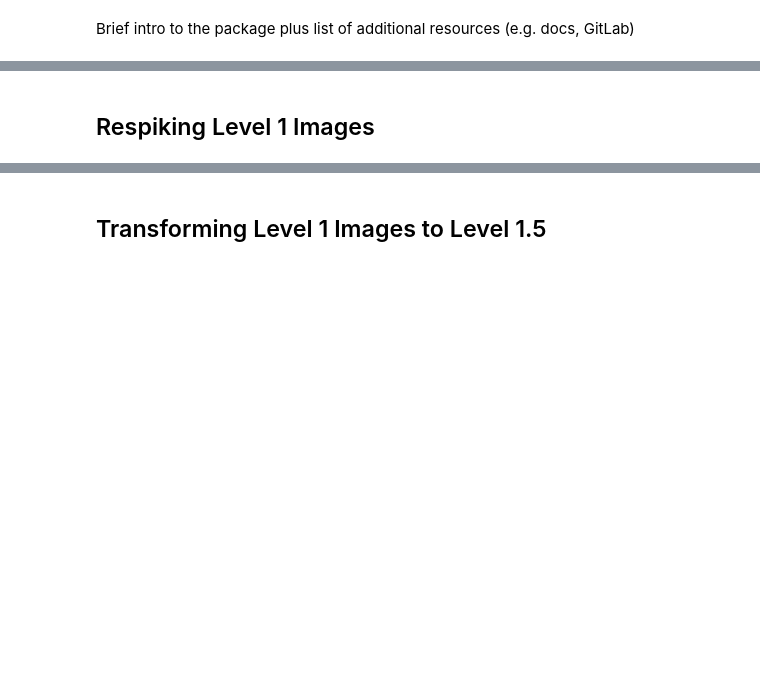
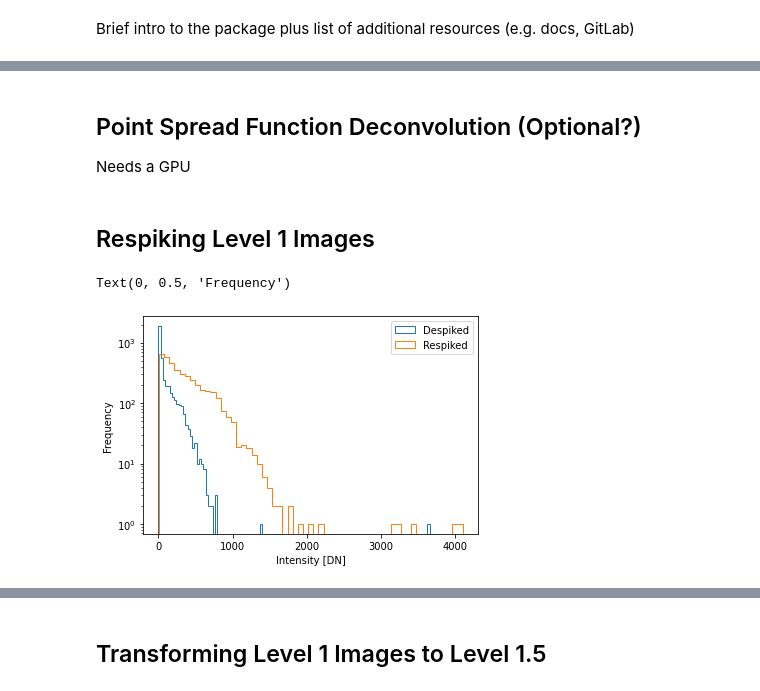
Before and after one commit to sunpy/sunpy.github.io, a Jupyter notebook: posts/2020/2020-07-01-aiapy-demo.ipynb, the cells around one changed output, grey strips where cells are left out. Cells and saved outputs as stored; diff of their text form; code cells hidden in the pictures; blank space fills up the shorter version.

Commit message:
exposure norm and respike sections

```diff
--- a/posts/2020/2020-07-01-aiapy-demo.ipynb
+++ b/posts/2020/2020-07-01-aiapy-demo.ipynb
@@ -19,2 +30,15 @@ Query 2-3 AIA images from different wavelengths
+# %%
+q = Fido.search(
+    a.Time(t_start, t_start+11*u.s),
+    a.Instrument('AIA'),
+    a.Wavelength(171*u.angstrom) | a.Wavelength(335*u.angstrom),
+)
+# %%
+f = Fido.fetch(q)
+# %%
+m_171,m_335 = sunpy.map.Map(sorted(f))
+# %% [markdown]
+## Point Spread Function Deconvolution (Optional?)
+Needs a GPU
 # %% [markdown]
 ## Respiking Level 1 Images
@@ -20,0 +47,12 @@ Query 2-3 AIA images from different wavelengths
+# %%
+pix, vals = fetch_spikes(m_171)
+# %%
+plt.hist(m_171.data[pix.y.value.round().astype(int),
+                    pix.x.value.round().astype(int)].flatten(), log=True, bins='scott', histtype='step', label='Despiked');
+plt.hist(vals, log=True, bins='scott', histtype='step', label='Respiked');
+plt.legend()
+plt.xlabel('Intensity [DN]')
+plt.ylabel('Frequency')
+# %% [output]
+Text(0, 0.5, 'Frequency')
+[figure, added]
```
Also changed, not shown: parts of 43 cells of this notebook.
